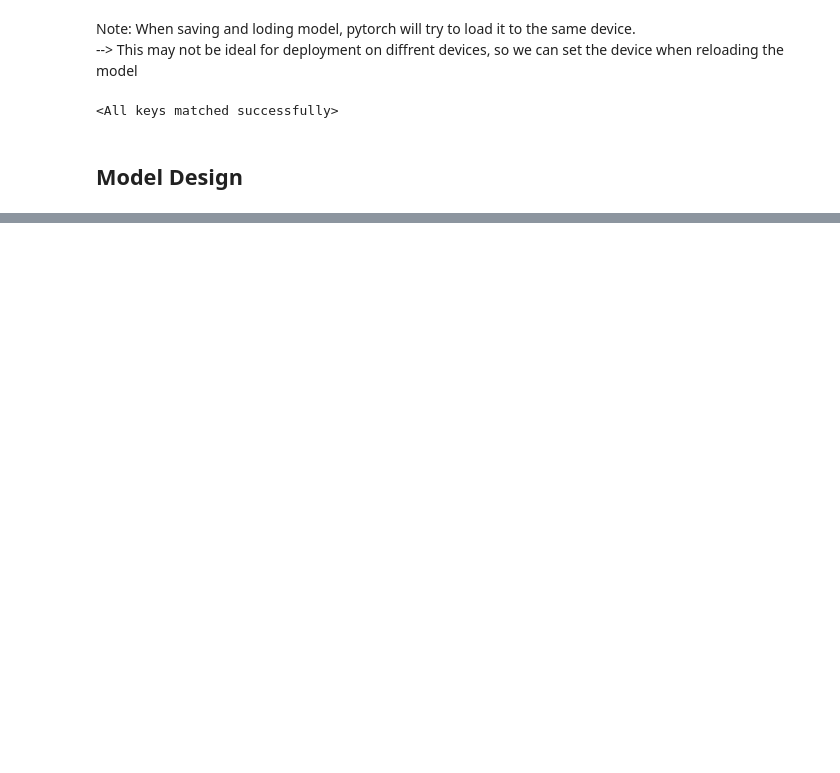
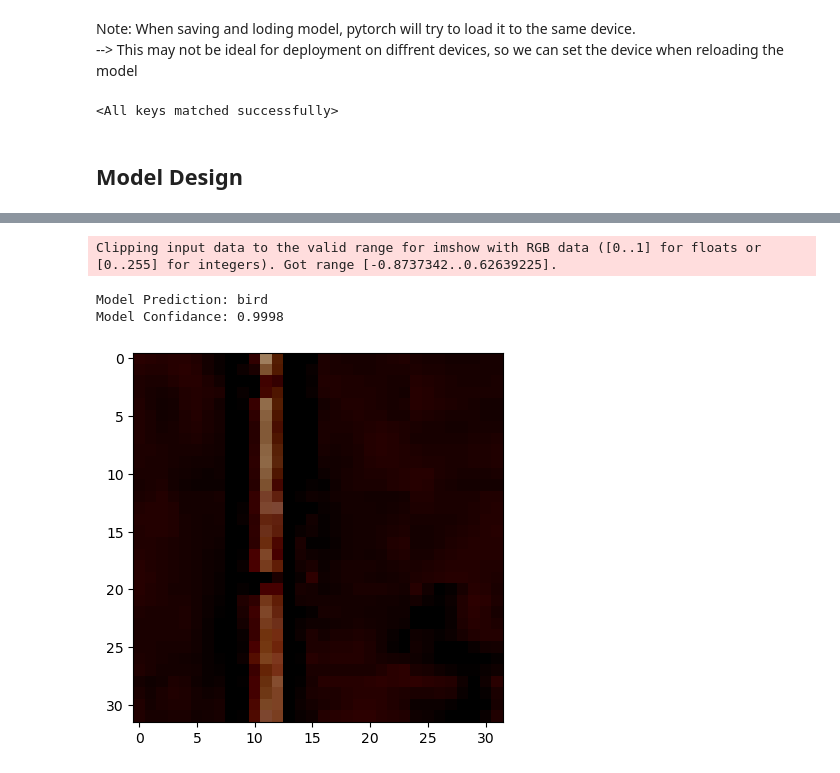
Before and after one commit to mustafahamoody/learning, a Jupyter notebook: pytorch_learning/part1/ch8.ipynb, the cells around one changed output, grey strips where cells are left out. Saved outputs shown, nothing was run; the diff lists cells and outputs as text; code cells hidden in the pictures; blank space fills up the shorter version.

```diff
--- a/pytorch_learning/part1/ch8.ipynb
+++ b/pytorch_learning/part1/ch8.ipynb
@@ -516,0 +855,9 @@ def training_loop_L2Reg(n_epochs, model, optimizer, loss_fn, train_loader):
+# %%
+# Editied airplane pictue
+not_bird_path = 'data/ch8/not_bird.jpg'
+test(not_bird_path)
+# %% [output]
+Clipping input data to the valid range for imshow with RGB data ([0..1] for floats or [0..255] for integers). Got range [-0.8737342..0.62639225].
+Model Prediction: bird
+Model Confidance: 0.9998
+[figure, added]
```
Also changed, not shown: parts of 44 cells of this notebook, 8 other files.
